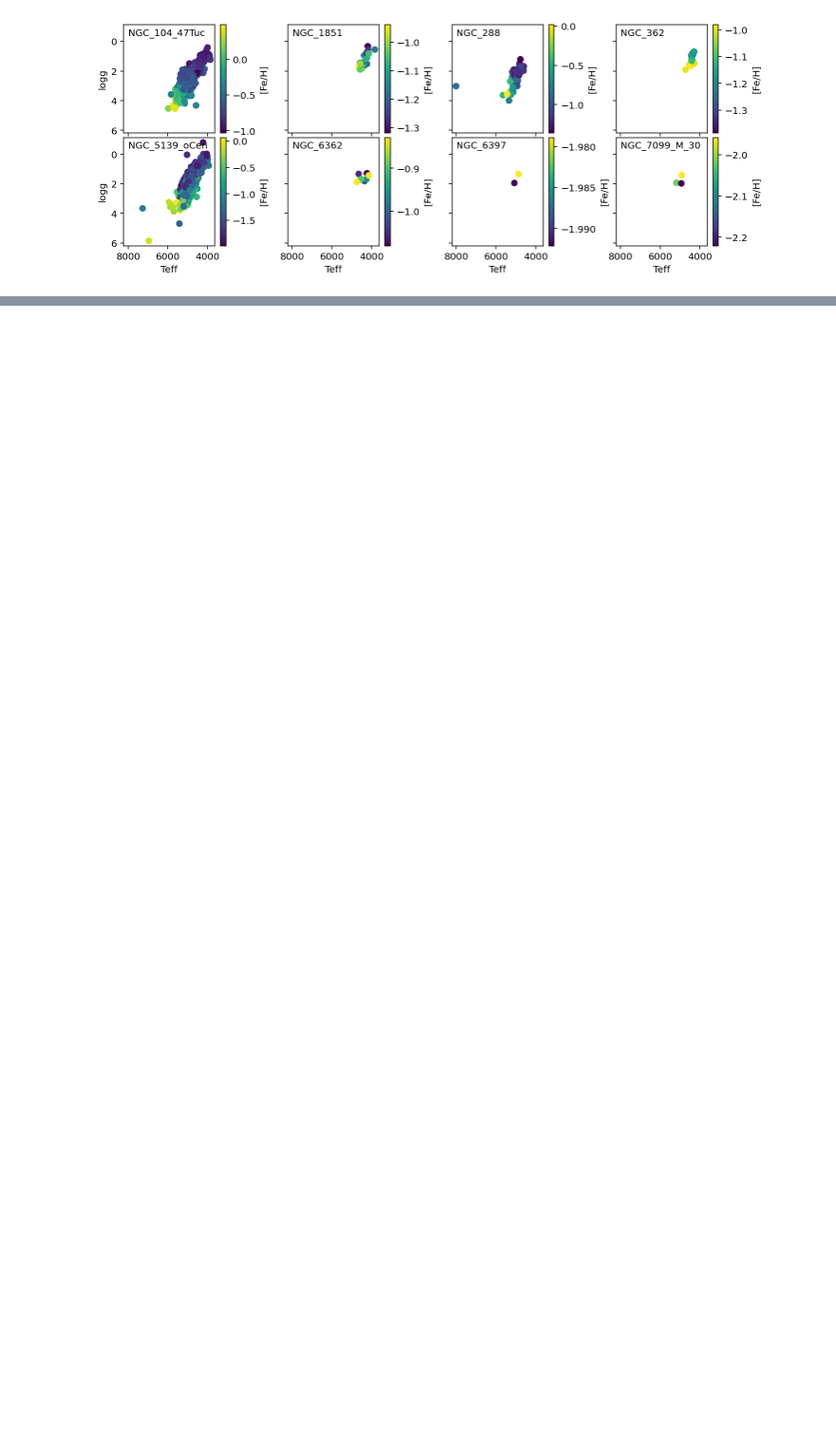
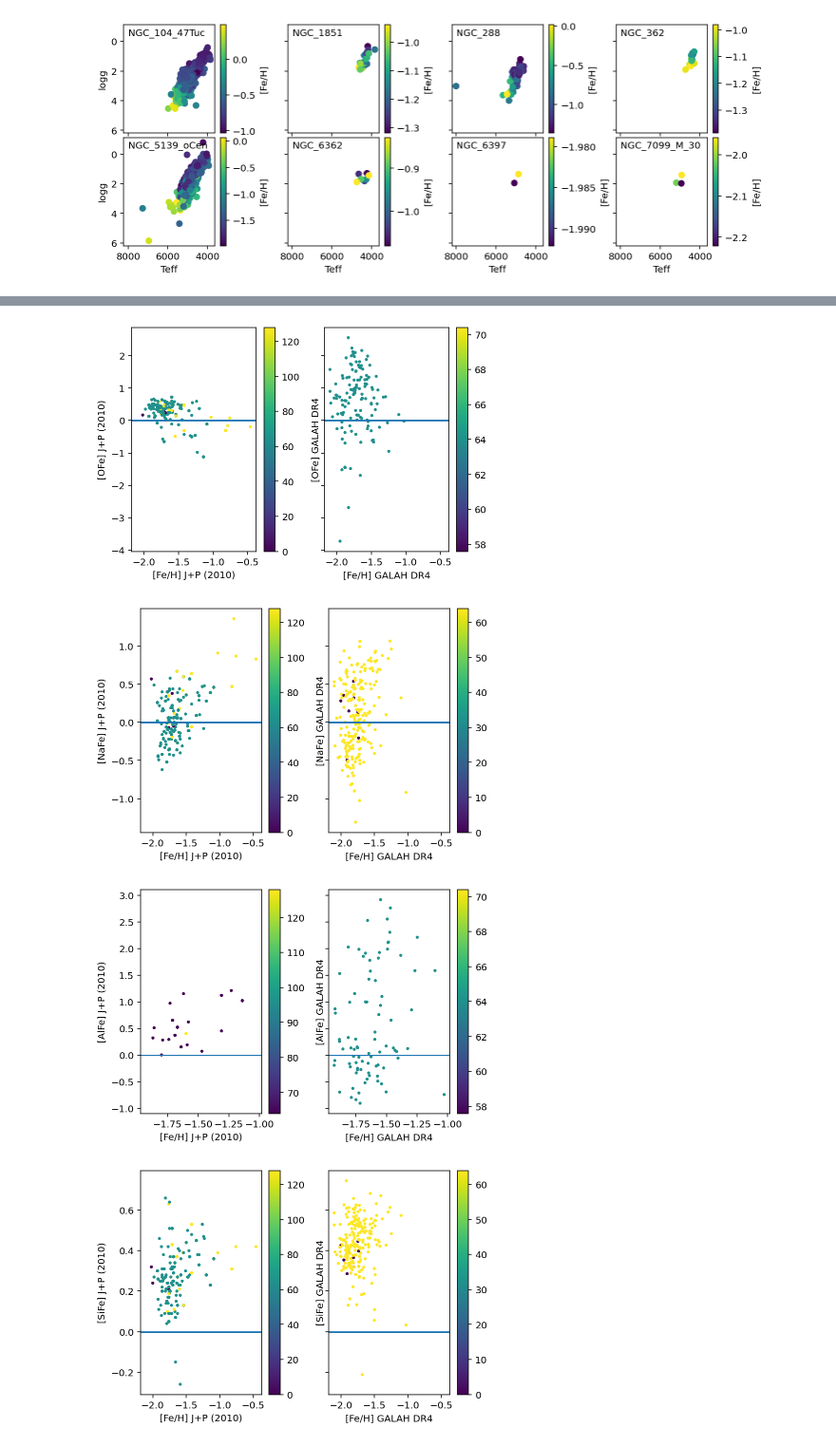
Before and after one commit to svenbuder/GALAH_DR4, a Jupyter notebook: validation/galah_dr4_validation_globular_clusters.ipynb, the cells around one changed output, grey strips where cells are left out. Shown: that part at 95% size. Drawn from its saved outputs; the diff is of its cells as text; code cells hidden in the pictures; blank space fills up the shorter version.

```diff
--- a/validation/galah_dr4_validation_globular_clusters.ipynb
+++ b/validation/galah_dr4_validation_globular_clusters.ipynb
@@ -70,0 +96,38 @@ plot_hrd_all_cluster(data,cluster_names)
+# %%
+for elem in ['O','Na','Al','Si','Ca','Sc','Ti','Ni','La','Eu']:
+
+    if elem in ['La','Eu']:
+        name = elem+'II'
+    else:
+        name = elem
+
+    f, gs = plt.subplots(1,2,sharex=True,sharey=True)
+    ax = gs[0]
+    s = ax.scatter(
+        galah_jp10['__Fe_H_'], galah_jp10['__'+name+'_Fe_'],
+        c = galah_jp10['flag_sp'],
+        s = 5
+    )
+    plt.colorbar(s,ax=ax)
+    ax.set_xlabel('[Fe/H] J+P (2010)')
+    ax.set_ylabel('['+elem+'Fe] J+P (2010)')
+    ax.axhline(0)
+
+    ax = gs[1]
+    s = ax.scatter(
+        galah_jp10['fe_h'], galah_jp10[elem.lower()+'_fe'],
+        c = galah_jp10['flag_sp'],
+        s = 5
+    )
+    plt.colorbar(s,ax=ax)
+    ax.set_xlabel('[Fe/H] GALAH DR4')
+    ax.set_ylabel('['+elem+'Fe] GALAH DR4')
+    ax.axhline(0)
+    plt.tight_layout()
+    plt.show()
+    plt.close()
+# %% [output]
+[figure, added]
+[figure, added]
+[figure, added]
+[figure, added]
```
Also changed, not shown: parts of 5 cells of this notebook, 2 other files.
